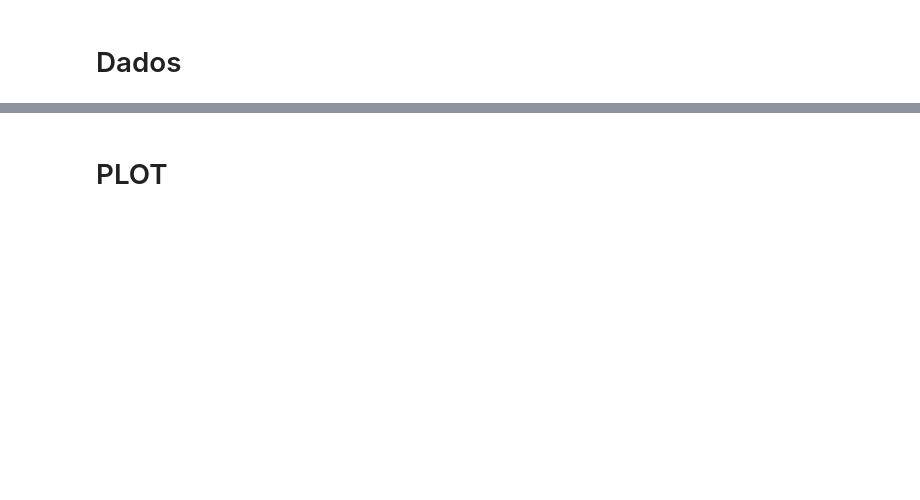
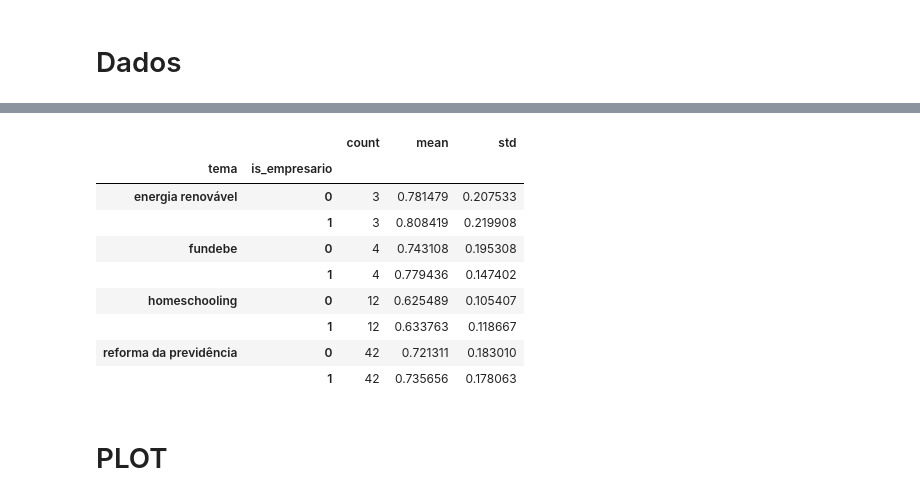
Before and after one commit to AcacioTelechi/artigo-empresarios, a Jupyter notebook: analyze_data_v3.ipynb, the cells around one changed output, grey strips where cells are left out. Cells and saved outputs as stored; diff of their text form; code cells hidden in the pictures; blank space fills up the shorter version.

```diff
--- a/analyze_data_v3.ipynb
+++ b/analyze_data_v3.ipynb
@@ -350,3 +141,0 @@ props_detalhes = fetch_proposicoes_detalhes(arvore.nodes)
-# %%
-df_props = pd.DataFrame(props_detalhes)
-df_autores = pd.DataFrame(autores)
@@ -355,2 +283,45 @@ NameError: name 'autores' is not defined
+# %%
+df_rice_votacoes = (
+    df_votos.join(pd.get_dummies(df_votos["voto_trat"]))
+    .groupby("id_votacao")
+    .agg({1: "sum", -1: "sum"})
+    .reset_index()
+)
+
+df_rice_votacoes["rice"] = abs(df_rice_votacoes[1] - df_rice_votacoes[-1]) / (
+    df_rice_votacoes[1] + df_rice_votacoes[-1]
+)
+# %%
+votacoes_divergentes = list(df_rice_votacoes.query("rice < .95")['id_votacao'])
+# %%
+df_final = (
+    df_votos[df_votos["id_votacao"].isin(votacoes_divergentes)][
+        ["id_parl", "sigla_partido", "id_votacao", "voto_trat", "tema"]
+    ]
+    .merge(df_profs_d[["id_parl", "is_empresario"]], on="id_parl")
+    .reset_index(drop=True)
+)
+# calcular rice
+df_rice = (
+    df_final[df_final["id_parl"].isin(matched)]
+    .join(pd.get_dummies(df_final["voto_trat"]))
+    .groupby(["tema", "id_votacao", "is_empresario"])
+    .agg(({-1: "sum", 1: "sum"}))
+    .reset_index()
+)
+df_rice["rice"] = abs(df_rice[1] - df_rice[-1]) / (df_rice[1] + df_rice[-1])
+df_rice_g = df_rice.groupby(["tema", "is_empresario"])["rice"].agg(["count", "mean", "std"])
+display(df_rice_g)
+# %% [output]
+|  |  | count | mean | std |
+| tema | is_empresario |  |  |  |
+| energia renovável | 0 | 3 | 0.781479 | 0.207533 |
+|  | 1 | 3 | 0.808419 | 0.219908 |
+| fundebe | 0 | 4 | 0.743108 | 0.195308 |
+|  | 1 | 4 | 0.779436 | 0.147402 |
+| homeschooling | 0 | 12 | 0.625489 | 0.105407 |
+|  | 1 | 12 | 0.633763 | 0.118667 |
+| reforma da previdência | 0 | 42 | 0.721311 | 0.183010 |
+|  | 1 | 42 | 0.735656 | 0.178063 |
 # %% [markdown]
 # PLOT
```
Also changed, not shown: parts of 35 cells of this notebook, 4 other files.
